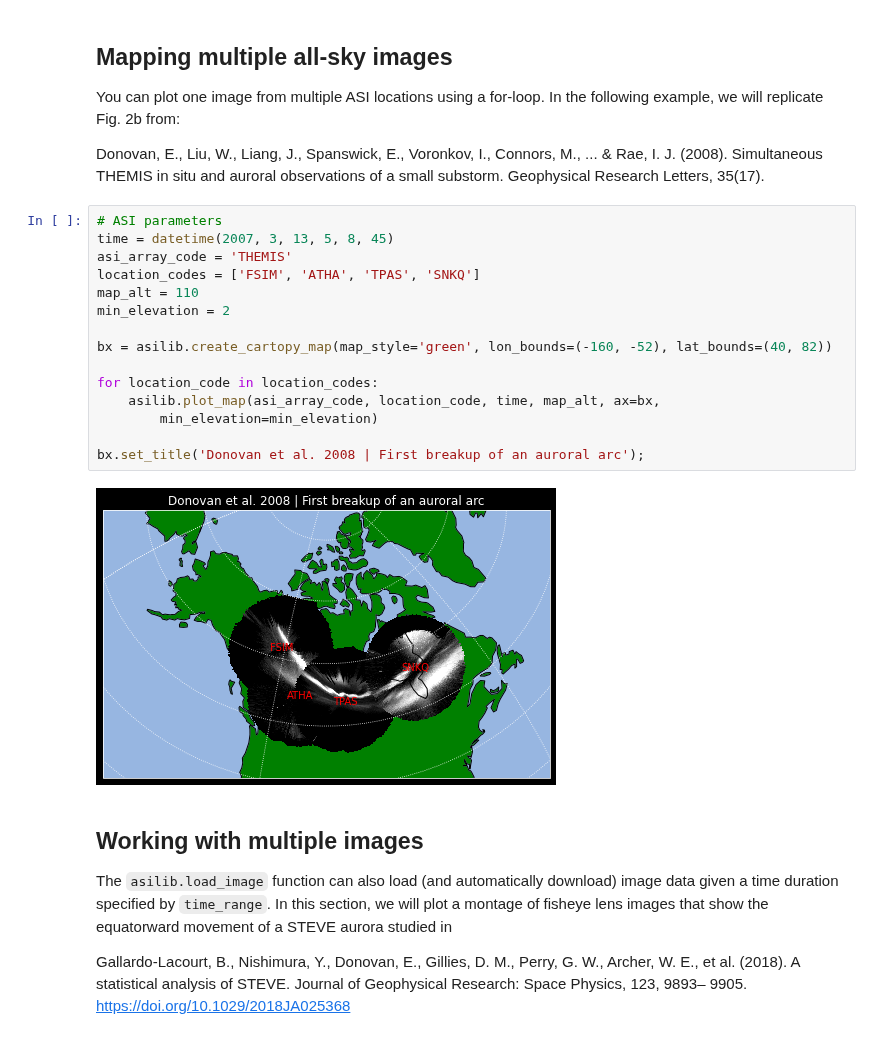
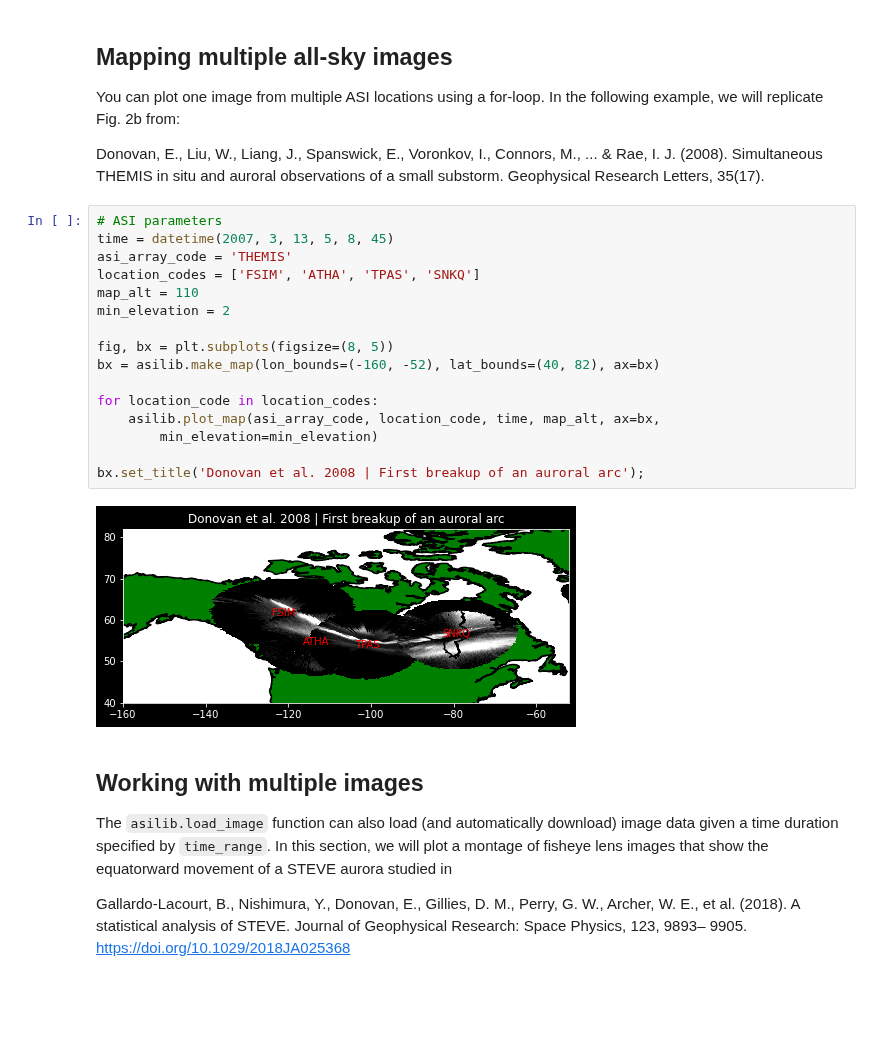
Before and after one commit to mshumko/asilib, a Jupyter notebook: docs/tutorial.ipynb, the cells around one changed output. Cells and saved outputs as stored; diff of their text form; blank space fills up the shorter version.

```diff
--- a/docs/tutorial.ipynb
+++ b/docs/tutorial.ipynb
@@ -136,20 +136,21 @@ Donovan, E., Liu, W., Liang, J., Spanswick, E., Voronkov, I., Connors, M., ... &
 # %%
 # ASI parameters
 time = datetime(2007, 3, 13, 5, 8, 45)
 asi_array_code = 'THEMIS'
 location_codes = ['FSIM', 'ATHA', 'TPAS', 'SNKQ']
 map_alt = 110
 min_elevation = 2
 
-bx = asilib.create_cartopy_map(map_style='green', lon_bounds=(-160, -52), lat_bounds=(40, 82))
+fig, bx = plt.subplots(figsize=(8, 5))
+bx = asilib.make_map(lon_bounds=(-160, -52), lat_bounds=(40, 82), ax=bx)
 
 for location_code in location_codes:
     asilib.plot_map(asi_array_code, location_code, time, map_alt, ax=bx,
         min_elevation=min_elevation)
 
 bx.set_title('Donovan et al. 2008 | First breakup of an auroral arc');
 # %% [output]
-[figure, old version]
+[figure, new version]
 # %% [markdown]
 ## Working with multiple images
 
```
Also changed, not shown: parts of 12 cells of this notebook, 8 other files.
